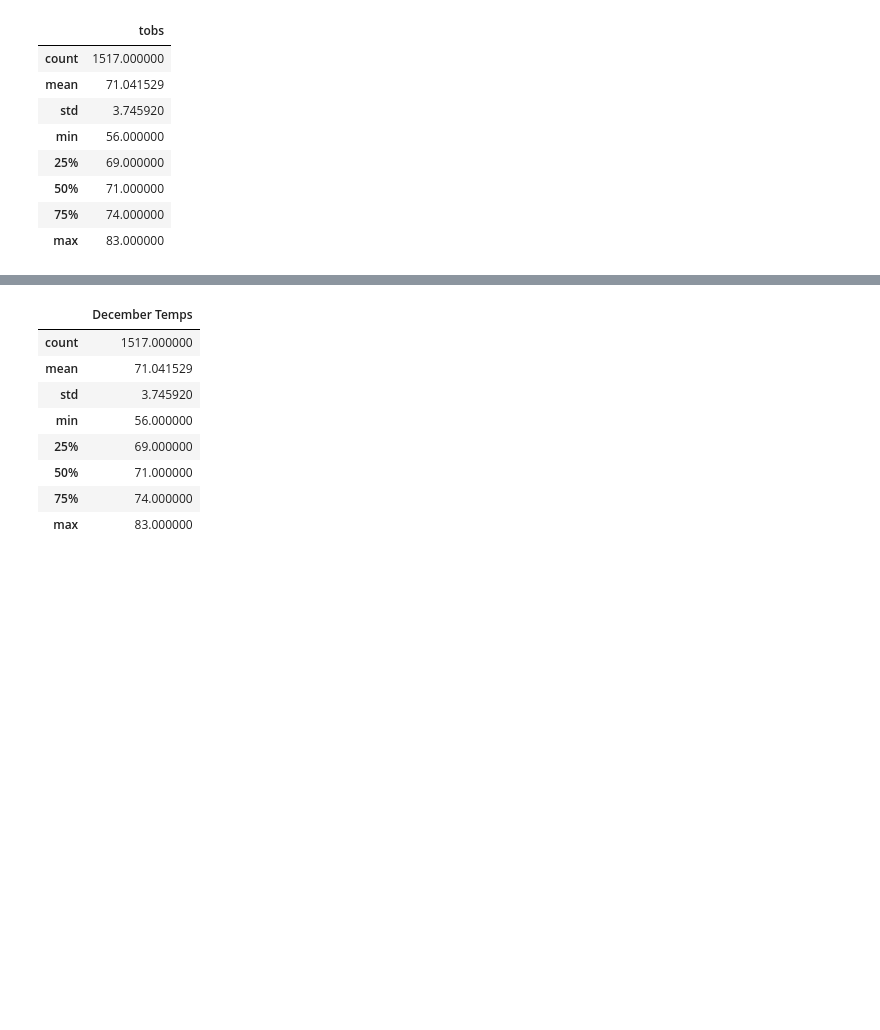
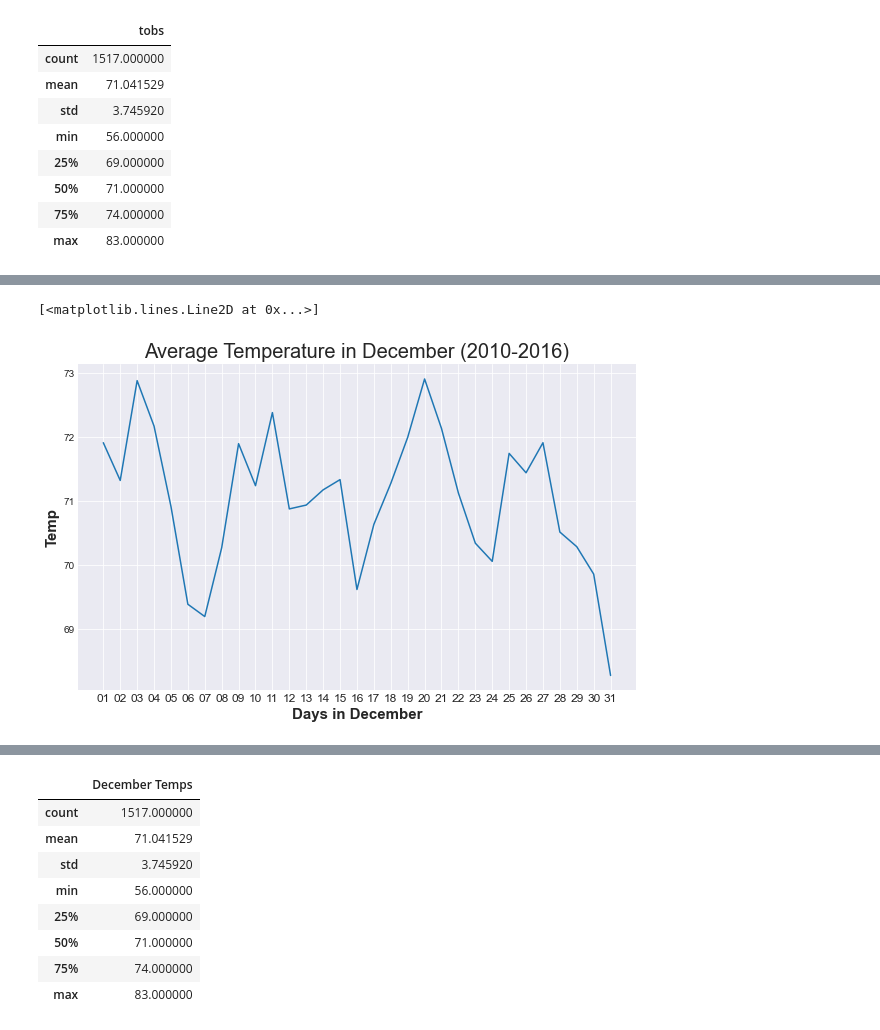
Before and after one commit to Olibabba/surfs_up, a Jupyter notebook: SurfsUp_Challenge.ipynb, the cells around one changed output, grey strips where cells are left out. Cells and saved outputs as stored; diff of their text form; code cells hidden in the pictures; blank space fills up the shorter version.

```diff
--- a/SurfsUp_Challenge.ipynb
+++ b/SurfsUp_Challenge.ipynb
@@ -240,0 +257,18 @@ df.head()
+# %%
+x = df.day
+y = df['avg(tobs)']
+z = df['avg(prcp)']
+plt.figure(figsize=(10,6))
+
+
+# Give our graph axis labels
+plt.xlabel("Days in December", fontsize=15, fontweight='bold')
+plt.ylabel("Temp", fontsize=15, fontweight='bold')
+plt.title("Average Temperature in December (2010-2016)", fontsize=20) ##, fontweight='bold')
+
+plt.xticks(fontsize=12)
+
+plt.plot(x, y)
+# %% [output]
+[<matplotlib.lines.Line2D at 0x...>]
+[figure, added]
```
Also changed, not shown: parts of 9 cells of this notebook, 8 other files.
